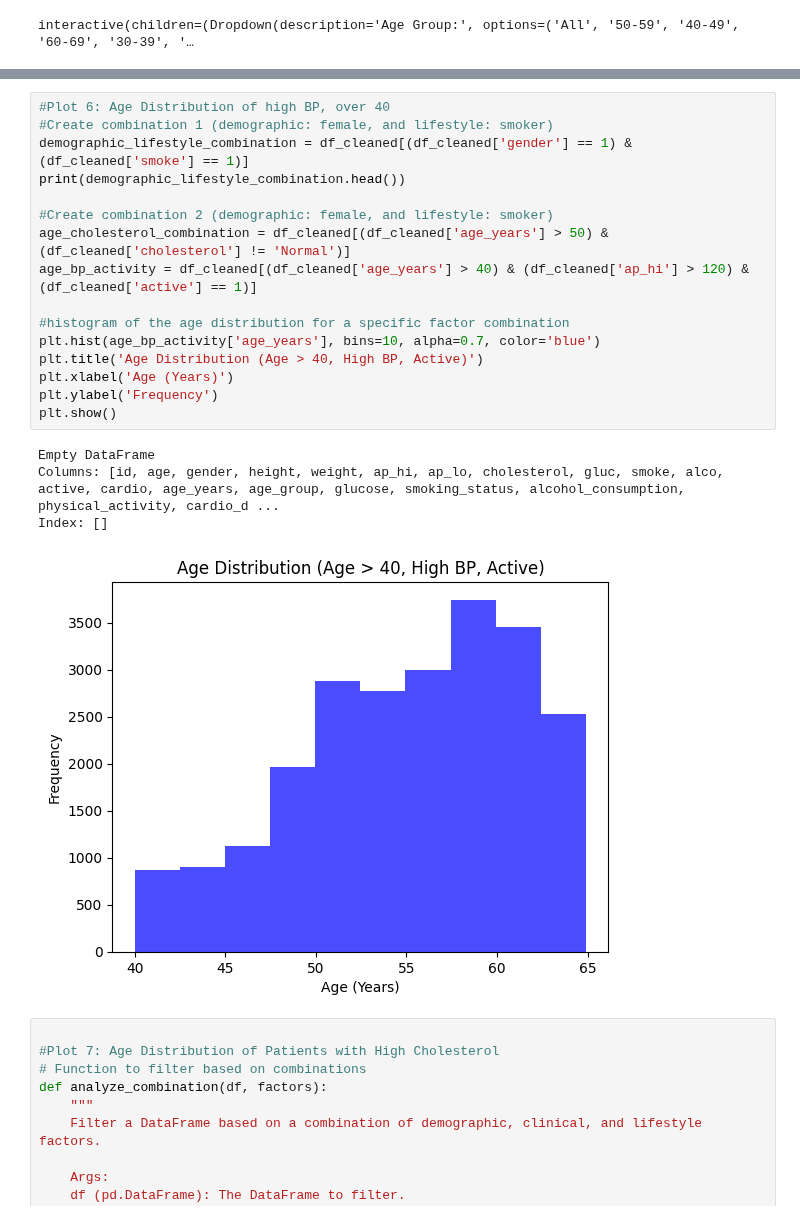
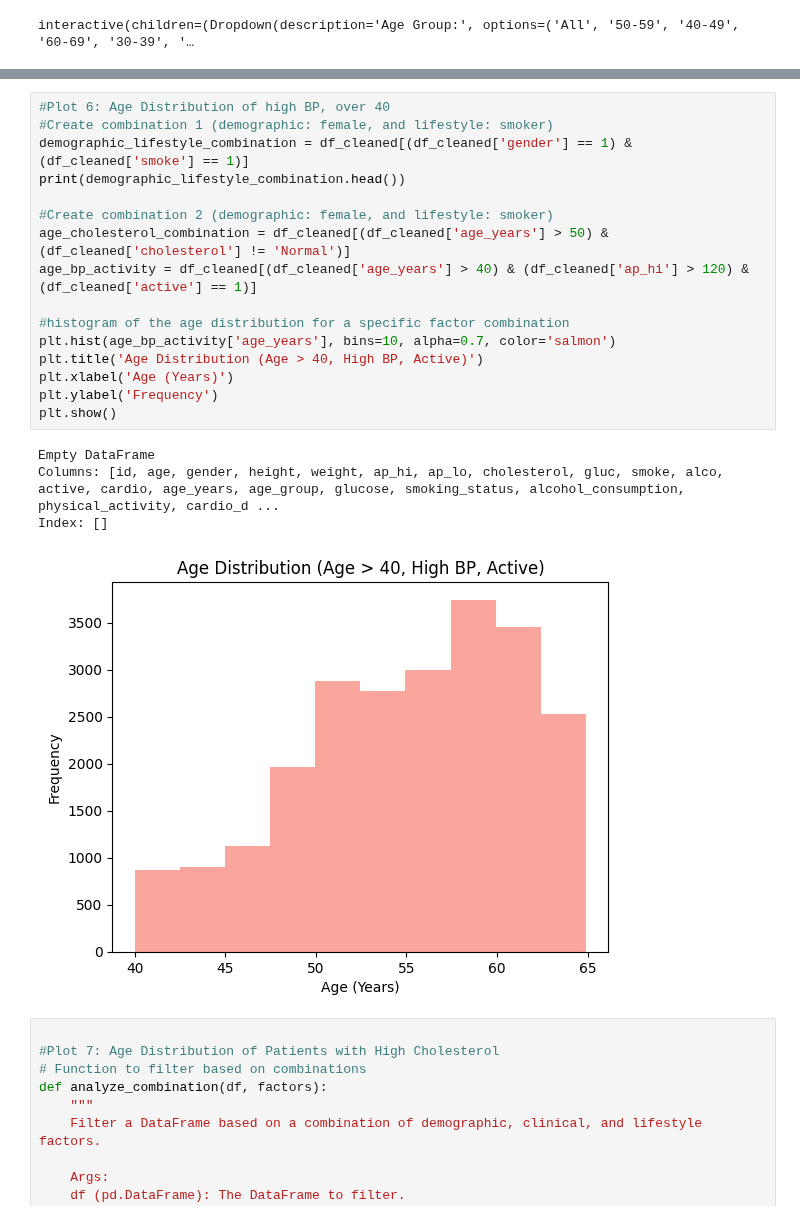
Before and after one commit to 22053604/Cardiovascular-Health-Analysis, a Jupyter notebook: Development_Notebook.ipynb, the cells around one changed output, grey strips where cells are left out. Drawn from its saved outputs; the diff is of its cells as text.

```diff
--- a/Development_Notebook.ipynb
+++ b/Development_Notebook.ipynb
@@ -391,24 +377,24 @@ visualize_data(combination_1_result, 'age_years', 'Age Distribution of Female Sm
 # %%
 #Plot 6: Age Distribution of high BP, over 40
 #Create combination 1 (demographic: female, and lifestyle: smoker)
 demographic_lifestyle_combination = df_cleaned[(df_cleaned['gender'] == 1) & (df_cleaned['smoke'] == 1)]
 print(demographic_lifestyle_combination.head())
 
 #Create combination 2 (demographic: female, and lifestyle: smoker)
 age_cholesterol_combination = df_cleaned[(df_cleaned['age_years'] > 50) & (df_cleaned['cholesterol'] != 'Normal')]
 age_bp_activity = df_cleaned[(df_cleaned['age_years'] > 40) & (df_cleaned['ap_hi'] > 120) & (df_cleaned['active'] == 1)]
 
 #histogram of the age distribution for a specific factor combination
-plt.hist(age_bp_activity['age_years'], bins=10, alpha=0.7, color='blue')
+plt.hist(age_bp_activity['age_years'], bins=10, alpha=0.7, color='salmon')
 plt.title('Age Distribution (Age > 40, High BP, Active)')
 plt.xlabel('Age (Years)')
 plt.ylabel('Frequency')
 plt.show()
 # %% [output]
 Empty DataFrame
 Columns: [id, age, gender, height, weight, ap_hi, ap_lo, cholesterol, gluc, smoke, alco, active, cardio, age_years, age_group, glucose, smoking_status, alcohol_consumption, physical_activity, cardio_d ...
 Index: []
-[figure, old version]
+[figure, new version]
 # %%
 
 #Plot 7: Age Distribution of Patients with High Cholesterol
```
Also changed, not shown: parts of 1 cell of this notebook.
